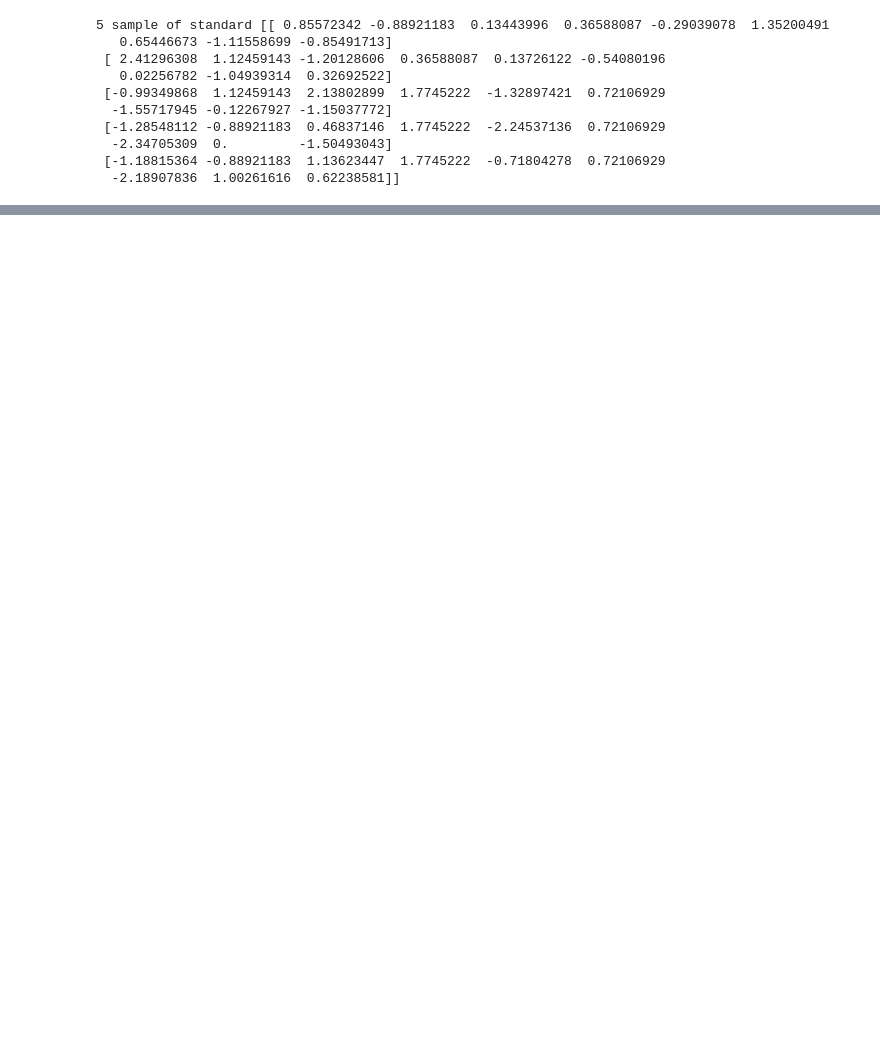
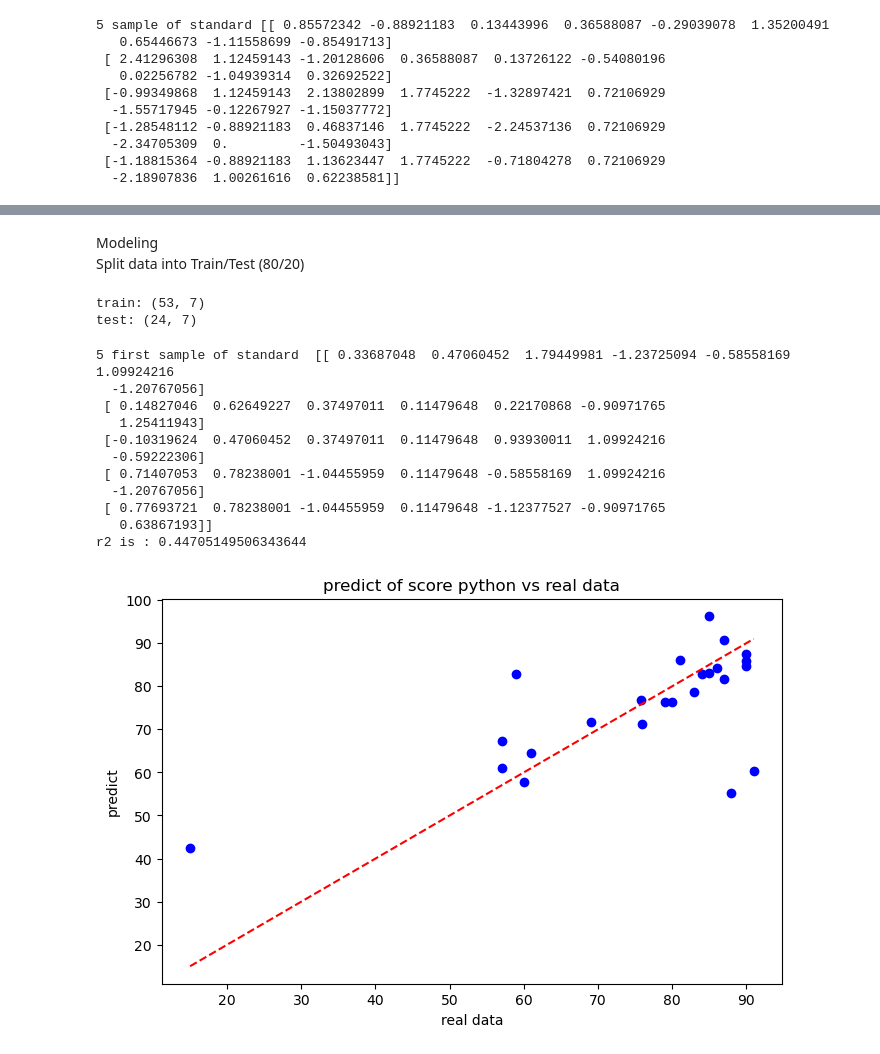
Before and after one commit to sajjadkhazaei/students_performance, a Jupyter notebook: main.ipynb, the cells around one changed output, grey strips where cells are left out. Cells and saved outputs as stored; diff of their text form; code cells hidden in the pictures; blank space fills up the shorter version.

```diff
--- a/main.ipynb
+++ b/main.ipynb
@@ -444,0 +532,51 @@ print("5 sample of standard",df_numeric_Standardize[:5])
+# %% [markdown]
+Modeling
+Split data into Train/Test (80/20)
+# %%
+from sklearn.model_selection import train_test_split
+x=df[['entryEXAM','studyHOURS','residence','country','Age','gender','prevEducation']]
+y=df['Python']
+x_train,x_test,y_train,y_test=train_test_split(x,y,test_size=0.3,random_state=42)
+print("train:",x_train.shape)
+print("test:",x_test.shape)
+# %% [output]
+train: (53, 7)
+test: (24, 7)
+# %%
+from sklearn.linear_model import LinearRegression
+import matplotlib.pyplot as plt
+from sklearn.metrics import r2_score
+import seaborn as sns
+from sklearn.preprocessing import StandardScaler
+scaler=StandardScaler()
+x_train_scaled=scaler.fit_transform(x_train)
+x_test_scaled=scaler.transform(x_test)
+print("5 first sample of standard ",x_train_scaled[:5])
+#linear regression
+model=LinearRegression()
+model.fit(x_train_scaled,y_train)
+y_pred_lr=model.predict(x_test_scaled)
+#r2
+r2=r2_score(y_test,y_pred)
+print("r2 is :",r2)
+#plot of real data
+plt.figure(figsize=(8,5))
+plt.scatter(y_test,y_pred,color='blue')
+plt.plot([y_test.min(),y_test.max()],[y_test.min(),y_test.max()],'r--')
+plt.title("predict of score python vs real data")
+plt.xlabel("real data")
+plt.ylabel("predict")
+plt.show()
+# %% [output]
+5 first sample of standard  [[ 0.33687048  0.47060452  1.79449981 -1.23725094 -0.58558169  1.09924216
+  -1.20767056]
+ [ 0.14827046  0.62649227  0.37497011  0.11479648  0.22170868 -0.90971765
+   1.25411943]
+ [-0.10319624  0.47060452  0.37497011  0.11479648  0.93930011  1.09924216
+  -0.59222306]
+ [ 0.71407053  0.78238001 -1.04455959  0.11479648 -0.58558169  1.09924216
+  -1.20767056]
+ [ 0.77693721  0.78238001 -1.04455959  0.11479648 -1.12377527 -0.90971765
+   0.63867193]]
+r2 is : 0.44705149506343644
+[figure, added]
```
Also changed, not shown: parts of 12 cells of this notebook.
